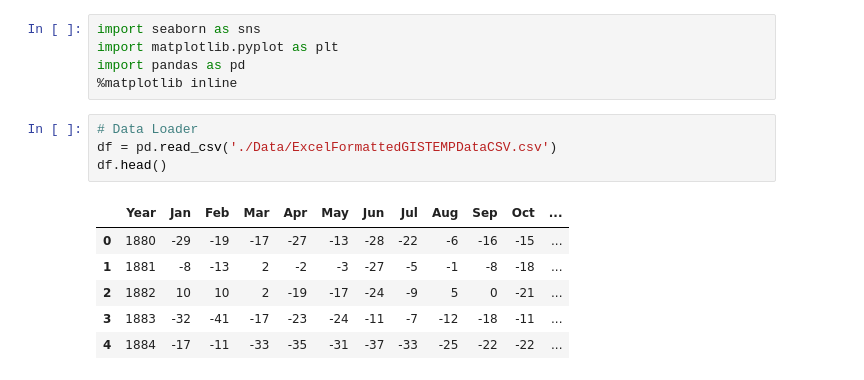
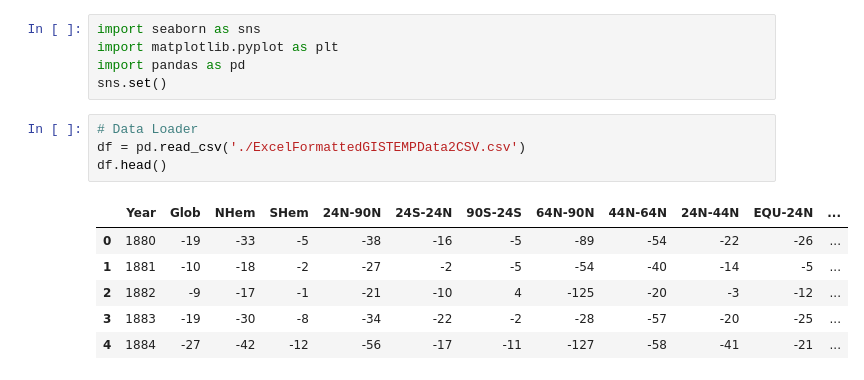
Before and after one commit to Reself-C/Data-Mining-on-Coursera-for-Illinois, a Jupyter notebook: Data Visualization/Programming Assignment 1/chart.ipynb, the cells around one changed output. Saved outputs shown, nothing was run; the diff lists cells and outputs as text.

```diff
--- a/Data Visualization/Programming Assignment 1/chart.ipynb
+++ b/Data Visualization/Programming Assignment 1/chart.ipynb
@@ -2,15 +2,15 @@
 import seaborn as sns
 import matplotlib.pyplot as plt
 import pandas as pd
-%matplotlib inline
+sns.set()
 # %%
 # Data Loader
-df = pd.read_csv('./Data/ExcelFormattedGISTEMPDataCSV.csv')
+df = pd.read_csv('./ExcelFormattedGISTEMPData2CSV.csv')
 df.head()
 # %% [output]
-|  | Year | Jan | Feb | Mar | Apr | May | Jun | Jul | Aug | Sep | Oct | ... |
-| 0 | 1880 | -29 | -19 | -17 | -27 | -13 | -28 | -22 | -6 | -16 | -15 | ... |
-| 1 | 1881 | -8 | -13 | 2 | -2 | -3 | -27 | -5 | -1 | -8 | -18 | ... |
-| 2 | 1882 | 10 | 10 | 2 | -19 | -17 | -24 | -9 | 5 | 0 | -21 | ... |
-| 3 | 1883 | -32 | -41 | -17 | -23 | -24 | -11 | -7 | -12 | -18 | -11 | ... |
-| 4 | 1884 | -17 | -11 | -33 | -35 | -31 | -37 | -33 | -25 | -22 | -22 | ... |
+|  | Year | Glob | NHem | SHem | 24N-90N | 24S-24N | 90S-24S | 64N-90N | 44N-64N | 24N-44N | EQU-24N | ... |
+| 0 | 1880 | -19 | -33 | -5 | -38 | -16 | -5 | -89 | -54 | -22 | -26 | ... |
+| 1 | 1881 | -10 | -18 | -2 | -27 | -2 | -5 | -54 | -40 | -14 | -5 | ... |
+| 2 | 1882 | -9 | -17 | -1 | -21 | -10 | 4 | -125 | -20 | -3 | -12 | ... |
+| 3 | 1883 | -19 | -30 | -8 | -34 | -22 | -2 | -28 | -57 | -20 | -25 | ... |
+| 4 | 1884 | -27 | -42 | -12 | -56 | -17 | -11 | -127 | -58 | -41 | -21 | ... |
```
Also changed, not shown: parts of 1 cell of this notebook, 8 other files.
